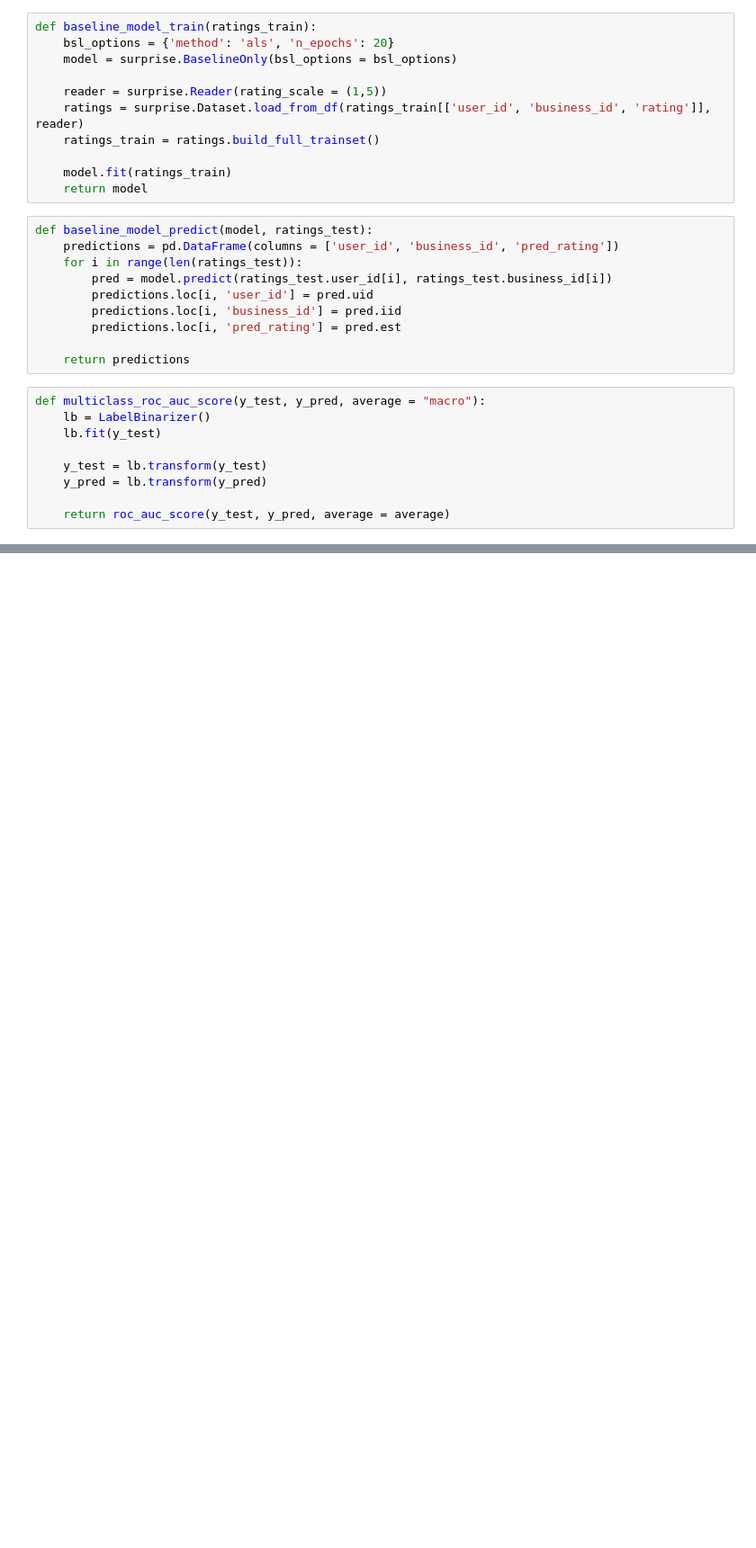
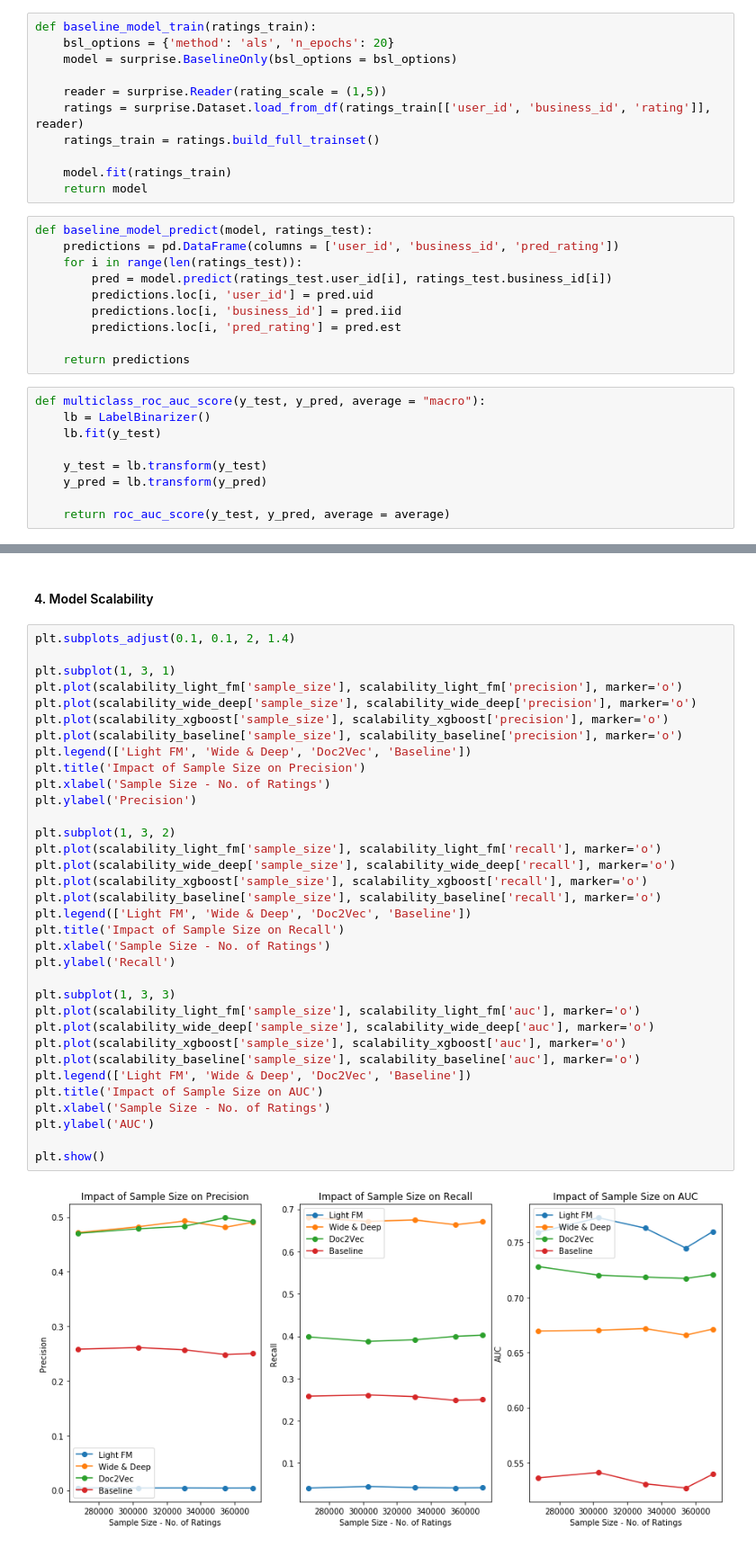
Before and after one commit to mohitgulla/Yelp, a Jupyter notebook: model_evaluation.ipynb, the cells around one changed output, grey strips where cells are left out. Shown at 90% size. Drawn from its saved outputs; the diff is of its cells as text; blank space fills up the shorter version.

```diff
--- a/model_evaluation.ipynb
+++ b/model_evaluation.ipynb
@@ -90,0 +150,38 @@ def model_coverage(ratings_train, ratings_recommend):
+# %% [markdown]
+#### 4. Model Scalability
+# %%
+plt.subplots_adjust(0.1, 0.1, 2, 1.4)
+
+plt.subplot(1, 3, 1)
+plt.plot(scalability_light_fm['sample_size'], scalability_light_fm['precision'], marker='o')
+plt.plot(scalability_wide_deep['sample_size'], scalability_wide_deep['precision'], marker='o')
+plt.plot(scalability_xgboost['sample_size'], scalability_xgboost['precision'], marker='o')
+plt.plot(scalability_baseline['sample_size'], scalability_baseline['precision'], marker='o')
+plt.legend(['Light FM', 'Wide & Deep', 'Doc2Vec', 'Baseline'])
+plt.title('Impact of Sample Size on Precision')
+plt.xlabel('Sample Size - No. of Ratings')
+plt.ylabel('Precision')
+
+plt.subplot(1, 3, 2)
+plt.plot(scalability_light_fm['sample_size'], scalability_light_fm['recall'], marker='o')
+plt.plot(scalability_wide_deep['sample_size'], scalability_wide_deep['recall'], marker='o')
+plt.plot(scalability_xgboost['sample_size'], scalability_xgboost['recall'], marker='o')
+plt.plot(scalability_baseline['sample_size'], scalability_baseline['recall'], marker='o')
+plt.legend(['Light FM', 'Wide & Deep', 'Doc2Vec', 'Baseline'])
+plt.title('Impact of Sample Size on Recall')
+plt.xlabel('Sample Size - No. of Ratings')
+plt.ylabel('Recall')
+
+plt.subplot(1, 3, 3)
+plt.plot(scalability_light_fm['sample_size'], scalability_light_fm['auc'], marker='o')
+plt.plot(scalability_wide_deep['sample_size'], scalability_wide_deep['auc'], marker='o')
+plt.plot(scalability_xgboost['sample_size'], scalability_xgboost['auc'], marker='o')
+plt.plot(scalability_baseline['sample_size'], scalability_baseline['auc'], marker='o')
+plt.legend(['Light FM', 'Wide & Deep', 'Doc2Vec', 'Baseline'])
+plt.title('Impact of Sample Size on AUC')
+plt.xlabel('Sample Size - No. of Ratings')
+plt.ylabel('AUC')
+
+plt.show()
+# %% [output]
+[figure, added]
```
Also changed, not shown: parts of 19 cells of this notebook, 12 other files.
